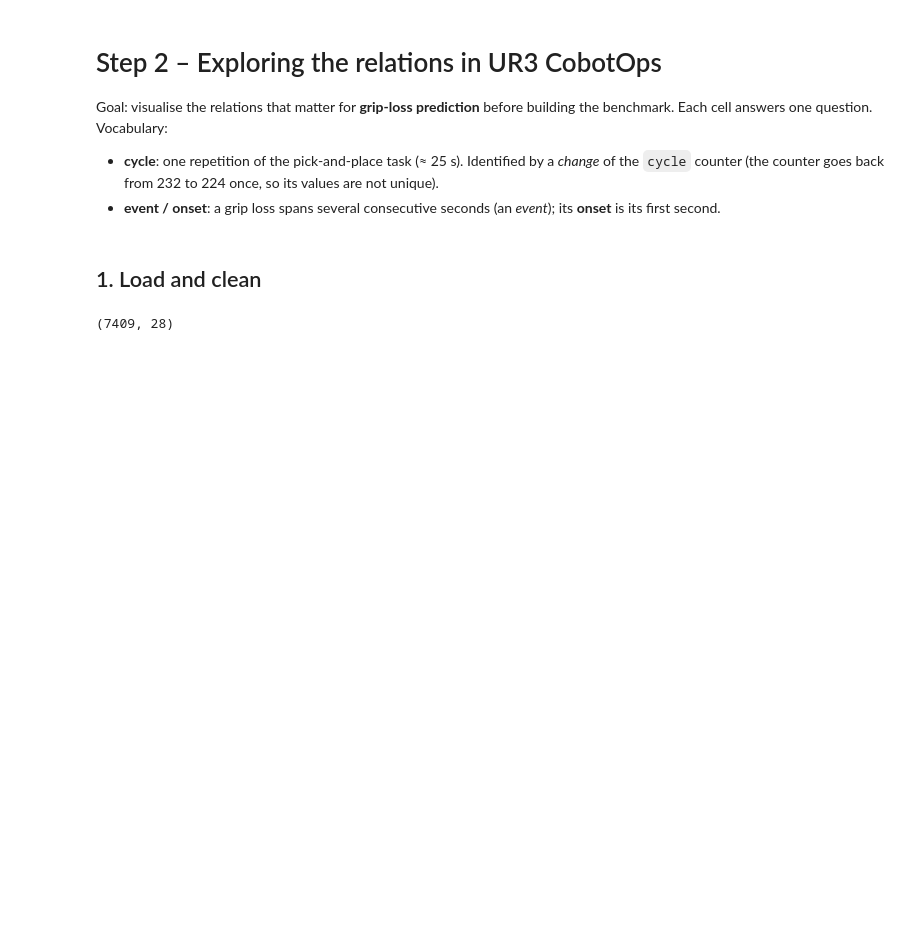
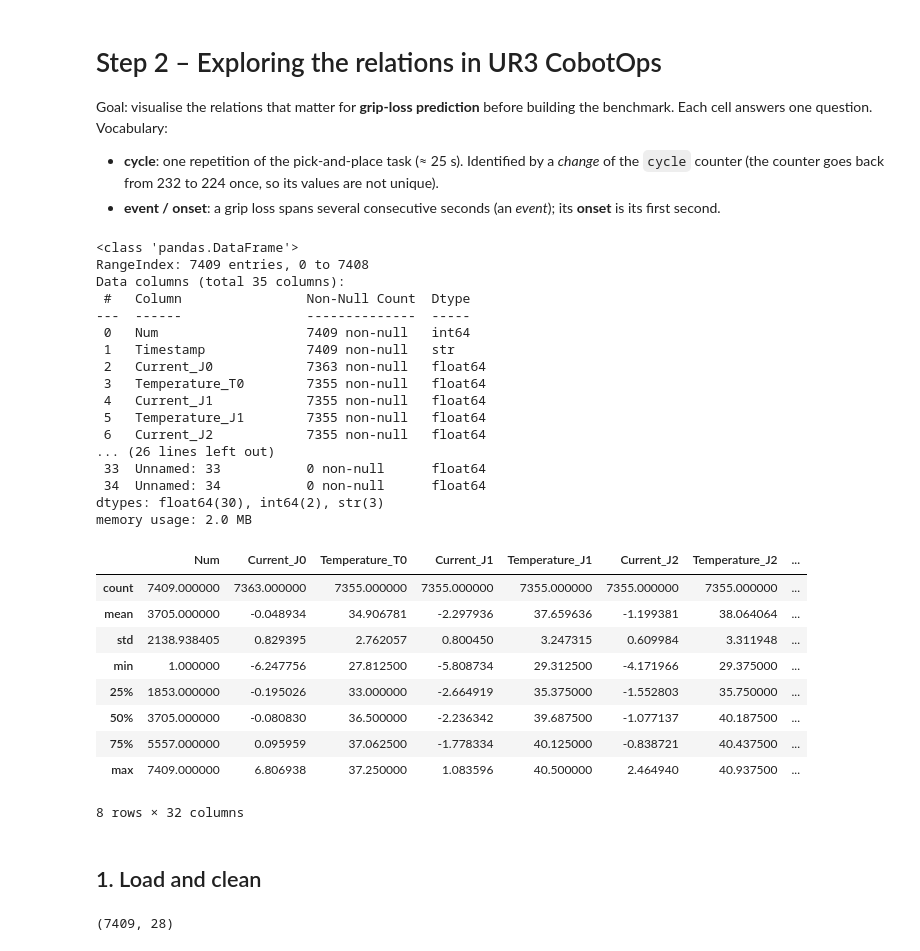
Before and after one commit to M-Espinoza-04/fault_detection_UR3_robot, a Jupyter notebook: step2_benchmark.ipynb, the cells around one changed output. Cells and saved outputs as stored; diff of their text form; code cells hidden in the pictures; blank space fills up the shorter version.

```diff
--- a/step2_benchmark.ipynb
+++ b/step2_benchmark.ipynb
@@ -8,12 +8,46 @@ Each cell answers one question. Vocabulary:
 # %%
 import numpy as np
 import pandas as pd
 import matplotlib.pyplot as plt
 import seaborn as sns
 from scipy import stats
 
 sns.set_theme(style="whitegrid", context="notebook")
 plt.rcParams["figure.figsize"] = (11, 4)
+
+# French CSV format: ';' separates columns, ',' is the decimal separator
+df = pd.read_csv("UR3CobotOps.csv", sep=";", decimal=",")
+df.head()
+df.info()
+df.describe()
+# %% [output]
+<class 'pandas.DataFrame'>
+RangeIndex: 7409 entries, 0 to 7408
+Data columns (total 35 columns):
+ #   Column                Non-Null Count  Dtype
+---  ------                --------------  -----
+ 0   Num                   7409 non-null   int64
+ 1   Timestamp             7409 non-null   str
+ 2   Current_J0            7363 non-null   float64
+ 3   Temperature_T0        7355 non-null   float64
+ 4   Current_J1            7355 non-null   float64
+ 5   Temperature_J1        7355 non-null   float64
+ 6   Current_J2            7355 non-null   float64
+... (26 lines left out)
+ 33  Unnamed: 33           0 non-null      float64
+ 34  Unnamed: 34           0 non-null      float64
+dtypes: float64(30), int64(2), str(3)
+memory usage: 2.0 MB
+|  | Num | Current_J0 | Temperature_T0 | Current_J1 | Temperature_J1 | Current_J2 | Temperature_J2 | ... |
+| count | 7409.000000 | 7363.000000 | 7355.000000 | 7355.000000 | 7355.000000 | 7355.000000 | 7355.000000 | ... |
+| mean | 3705.000000 | -0.048934 | 34.906781 | -2.297936 | 37.659636 | -1.199381 | 38.064064 | ... |
+| std | 2138.938405 | 0.829395 | 2.762057 | 0.800450 | 3.247315 | 0.609984 | 3.311948 | ... |
+| min | 1.000000 | -6.247756 | 27.812500 | -5.808734 | 29.312500 | -4.171966 | 29.375000 | ... |
+| 25% | 1853.000000 | -0.195026 | 33.000000 | -2.664919 | 35.375000 | -1.552803 | 35.750000 | ... |
+| 50% | 3705.000000 | -0.080830 | 36.500000 | -2.236342 | 39.687500 | -1.077137 | 40.187500 | ... |
+| 75% | 5557.000000 | 0.095959 | 37.062500 | -1.778334 | 40.125000 | -0.838721 | 40.437500 | ... |
+| max | 7409.000000 | 6.806938 | 37.250000 | 1.083596 | 40.500000 | 2.464940 | 40.937500 | ... |
+8 rows × 32 columns
 # %% [markdown]
 ## 1. Load and clean
 # %%
```
Also changed, not shown: parts of 25 cells of this notebook, 1 other file.
